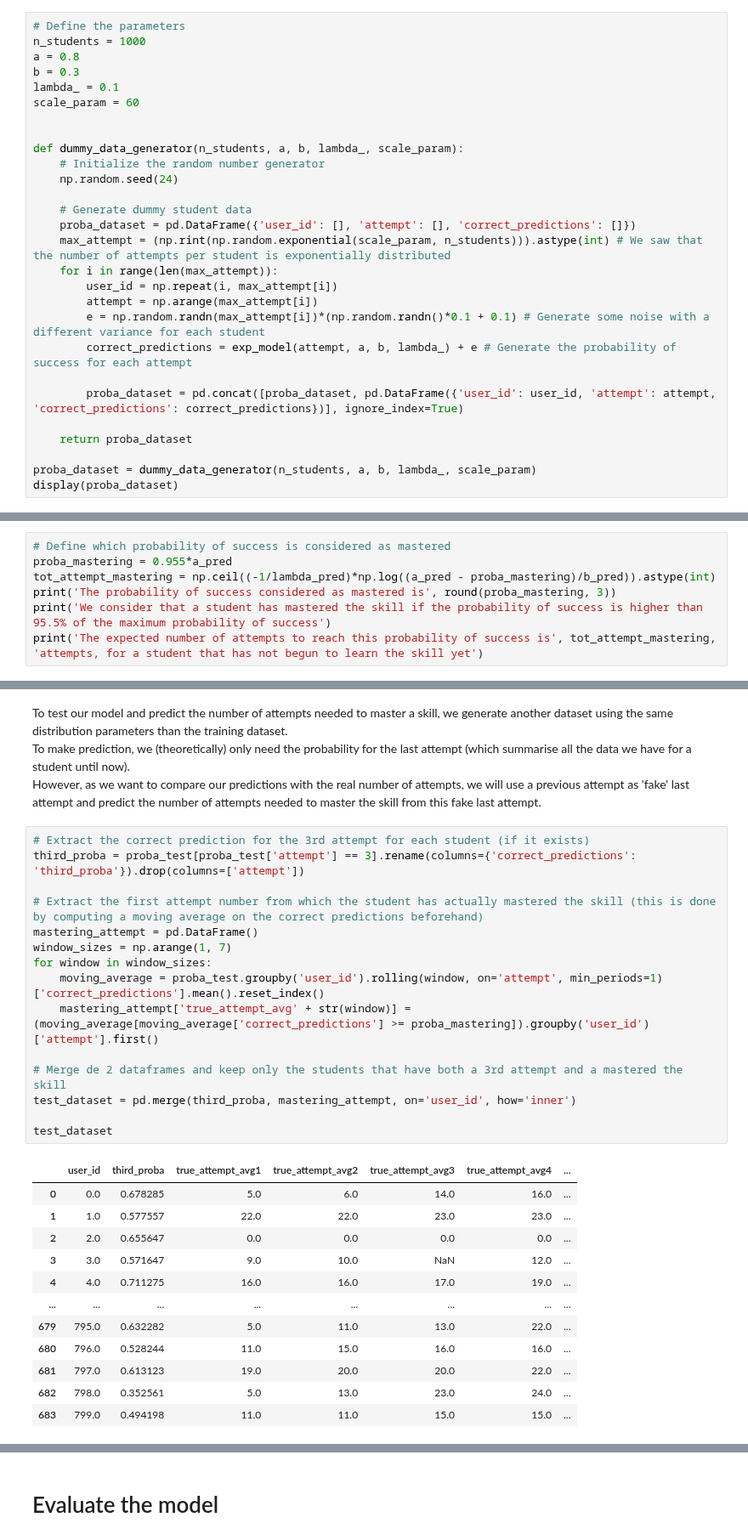
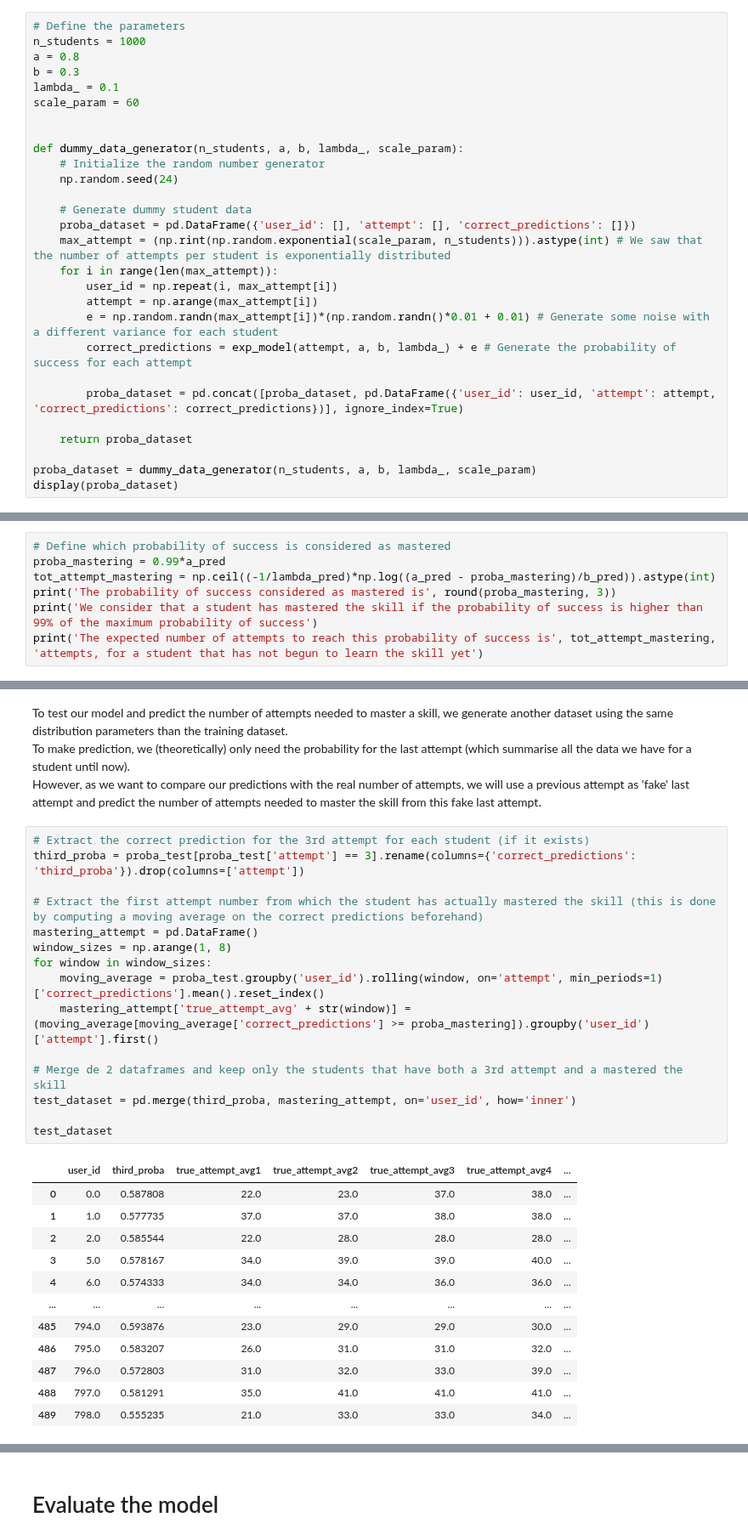
Before and after one commit to emmabhl/MLBD_Calcularis_Sectumsempra, a Jupyter notebook: learning_model_dummy.ipynb, the cells around one changed output, grey strips where cells are left out. Shown at 85% size. Saved outputs shown, nothing was run; the diff lists cells and outputs as text.

```diff
--- a/learning_model_dummy.ipynb
+++ b/learning_model_dummy.ipynb
@@ -25,7 +25,7 @@ def dummy_data_generator(n_students, a, b, lambda_, scale_param):
     for i in range(len(max_attempt)):
         user_id = np.repeat(i, max_attempt[i])
         attempt = np.arange(max_attempt[i])
-        e = np.random.randn(max_attempt[i])*(np.random.randn()*0.1 + 0.1) # Generate some noise with a different variance for each student
+        e = np.random.randn(max_attempt[i])*(np.random.randn()*0.01 + 0.01) # Generate some noise with a different variance for each student
         correct_predictions = exp_model(attempt, a, b, lambda_) + e # Generate the probability of success for each attempt
 
         proba_dataset = pd.concat([proba_dataset, pd.DataFrame({'user_id': user_id, 'attempt': attempt, 'correct_predictions': correct_predictions})], ignore_index=True)
@@ -144,9 +143,9 @@ plt.show()
 # Predict the number of attempt
 # %%
 # Define which probability of success is considered as mastered
-proba_mastering = 0.955*a_pred
+proba_mastering = 0.99*a_pred
 tot_attempt_mastering = np.ceil((-1/lambda_pred)*np.log((a_pred - proba_mastering)/b_pred)).astype(int)
 print('The probability of success considered as mastered is', round(proba_mastering, 3))
-print('We consider that a student has mastered the skill if the probability of success is higher than 95.5% of the maximum probability of success')
+print('We consider that a student has mastered the skill if the probability of success is higher than 99% of the maximum probability of success')
 print('The expected number of attempts to reach this probability of success is', tot_attempt_mastering, 'attempts, for a student that has not begun to learn the skill yet')
 # %% [output]
@@ -173,28 +172,28 @@ However, as we want to compare our predictions with the real number of attempts,
 # %%
 # Extract the correct prediction for the 3rd attempt for each student (if it exists)
 third_proba = proba_test[proba_test['attempt'] == 3].rename(columns={'correct_predictions': 'third_proba'}).drop(columns=['attempt'])
 
 # Extract the first attempt number from which the student has actually mastered the skill (this is done by computing a moving average on the correct predictions beforehand)
 mastering_attempt = pd.DataFrame()
-window_sizes = np.arange(1, 7)
+window_sizes = np.arange(1, 8)
 for window in window_sizes:
     moving_average = proba_test.groupby('user_id').rolling(window, on='attempt', min_periods=1)['correct_predictions'].mean().reset_index()
     mastering_attempt['true_attempt_avg' + str(window)] = (moving_average[moving_average['correct_predictions'] >= proba_mastering]).groupby('user_id')['attempt'].first()
 
 # Merge de 2 dataframes and keep only the students that have both a 3rd attempt and a mastered the skill
 test_dataset = pd.merge(third_proba, mastering_attempt, on='user_id', how='inner')
 
 test_dataset
 # %% [output]
 |  | user_id | third_proba | true_attempt_avg1 | true_attempt_avg2 | true_attempt_avg3 | true_attempt_avg4 | ... |
-| 0 | 0.0 | 0.678285 | 5.0 | 6.0 | 14.0 | 16.0 | ... |
-| 1 | 1.0 | 0.577557 | 22.0 | 22.0 | 23.0 | 23.0 | ... |
-| 2 | 2.0 | 0.655647 | 0.0 | 0.0 | 0.0 | 0.0 | ... |
-| 3 | 3.0 | 0.571647 | 9.0 | 10.0 | NaN | 12.0 | ... |
-| 4 | 4.0 | 0.711275 | 16.0 | 16.0 | 17.0 | 19.0 | ... |
+| 0 | 0.0 | 0.587808 | 22.0 | 23.0 | 37.0 | 38.0 | ... |
+| 1 | 1.0 | 0.577735 | 37.0 | 37.0 | 38.0 | 38.0 | ... |
+| 2 | 2.0 | 0.585544 | 22.0 | 28.0 | 28.0 | 28.0 | ... |
+| 3 | 5.0 | 0.578167 | 34.0 | 39.0 | 39.0 | 40.0 | ... |
+| 4 | 6.0 | 0.574333 | 34.0 | 34.0 | 36.0 | 36.0 | ... |
 | ... | ... | ... | ... | ... | ... | ... | ... |
-| 679 | 795.0 | 0.632282 | 5.0 | 11.0 | 13.0 | 22.0 | ... |
-| 680 | 796.0 | 0.528244 | 11.0 | 15.0 | 16.0 | 16.0 | ... |
-| 681 | 797.0 | 0.613123 | 19.0 | 20.0 | 20.0 | 22.0 | ... |
-| 682 | 798.0 | 0.352561 | 5.0 | 13.0 | 23.0 | 24.0 | ... |
-| 683 | 799.0 | 0.494198 | 11.0 | 11.0 | 15.0 | 15.0 | ... |
+| 485 | 794.0 | 0.593876 | 23.0 | 29.0 | 29.0 | 30.0 | ... |
+| 486 | 795.0 | 0.583207 | 26.0 | 31.0 | 31.0 | 32.0 | ... |
+| 487 | 796.0 | 0.572803 | 31.0 | 32.0 | 33.0 | 39.0 | ... |
+| 488 | 797.0 | 0.581291 | 35.0 | 41.0 | 41.0 | 41.0 | ... |
+| 489 | 798.0 | 0.555235 | 21.0 | 33.0 | 33.0 | 34.0 | ... |
```
Also changed, not shown: parts of 12 cells of this notebook, 1 other file.
